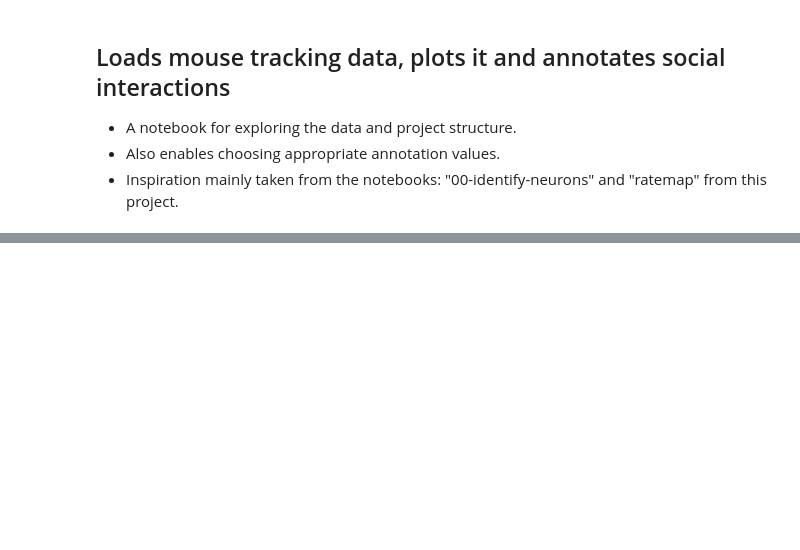
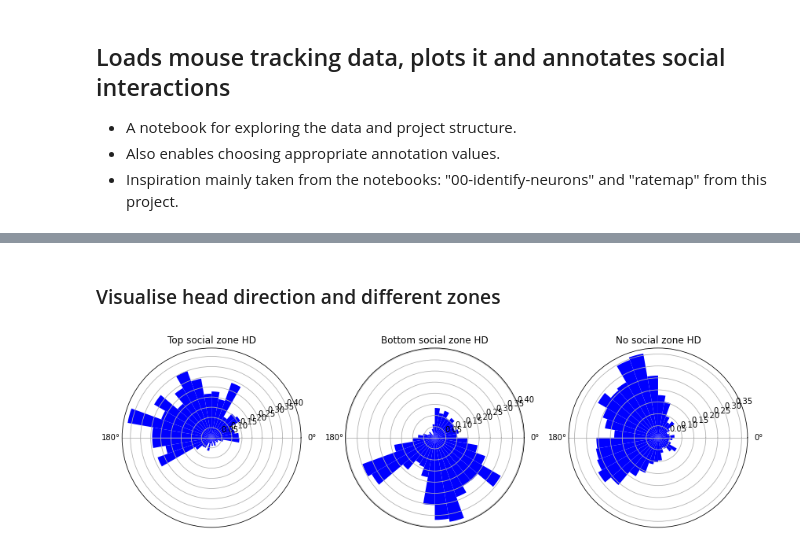
Before and after one commit to CINPLA/cinpla-base, a Jupyter notebook: notebooks/000-annotate-social-interactions-visualisation.ipynb, the cells around one changed output, grey strips where cells are left out. Drawn from its saved outputs; the diff is of its cells as text; code cells hidden in the pictures; blank space fills up the shorter version.

```diff
--- a/notebooks/000-annotate-social-interactions-visualisation.ipynb
+++ b/notebooks/000-annotate-social-interactions-visualisation.ipynb
@@ -135,0 +157,34 @@ plt.tight_layout()
+# %% [markdown]
+### Visualise head direction and different zones
+# %%
+def head_direction_binned(a, bins=36, density=True):
+    # circular histogram/bar-plot
+    hist, bin_edges = np.histogram(a, bins=36, density=True)
+    hist[np.isnan(hist)] = 0.0 # no data for this head-direction => height of bar = 0.0
+    binwidth=(bin_edges[1]-bin_edges[0])
+    bin_centers = bin_edges[1:] - binwidth/2
+    return {'x': bin_centers, 'height': hist, 'width': binwidth}
+
+# initialise plots
+from matplotlib import gridspec
+fig = plt.figure(figsize=(12,5))
+gs = gridspec.GridSpec(nrows=1,ncols=3)
+axs = [fig.add_subplot(gs[0,i],projection='polar') for i in range(3)]
+
+for ax in axs:
+    ax.set_xticks([0, np.pi])
+    #ax.set_rmax(2)
+    #ax.set_rticks([0.25, 0.5, 0.75, 1.0])  # Less radial ticks
+    #ax.set_rlabel_position(-22.5)  # Move radial labels away from plotted line
+    #ax.grid(True)
+
+# do plotting and invidual tuning
+axs[0].bar(**head_direction_binned(a[sm1]),color='b')
+axs[0].set_title('Top social zone HD')
+axs[1].bar(**head_direction_binned(a[sm2]),color='b')
+axs[1].set_title('Bottom social zone HD')
+axs[2].bar(**head_direction_binned(a[nsm]),color='b')
+axs[2].set_title('No social zone HD')
+plt.tight_layout()
+# %% [output]
+[figure, added]
```
Also changed, not shown: parts of 9 cells of this notebook.
